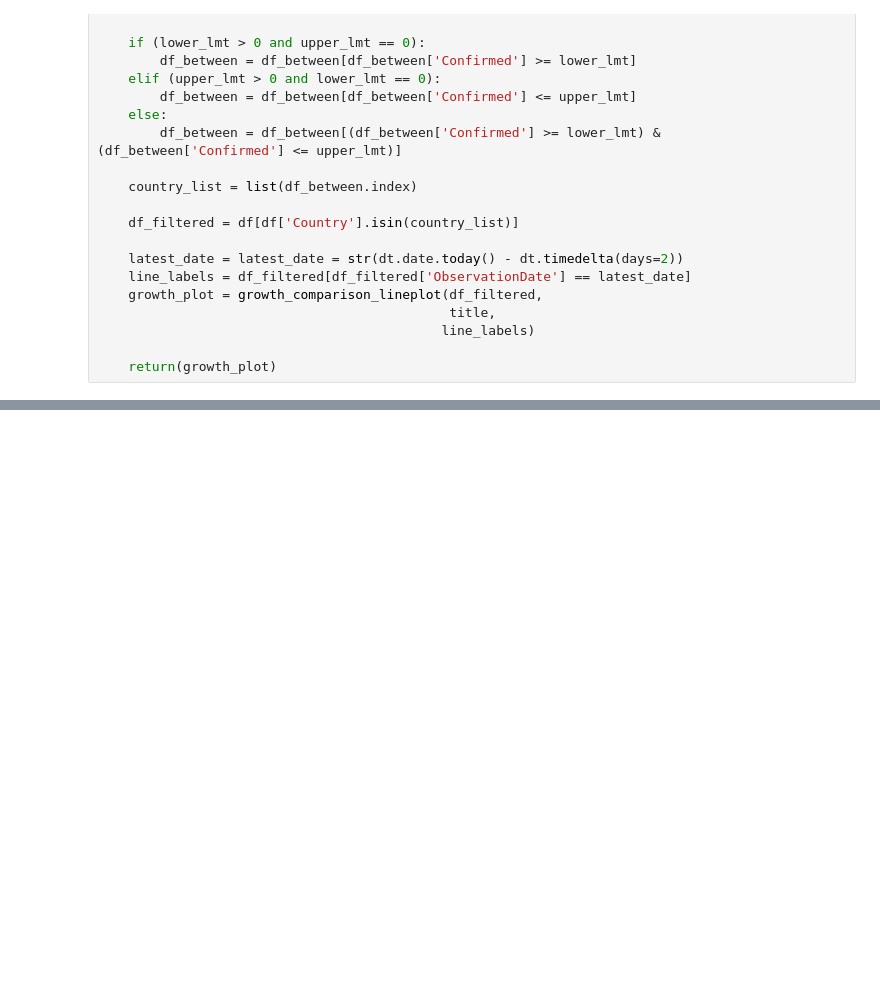
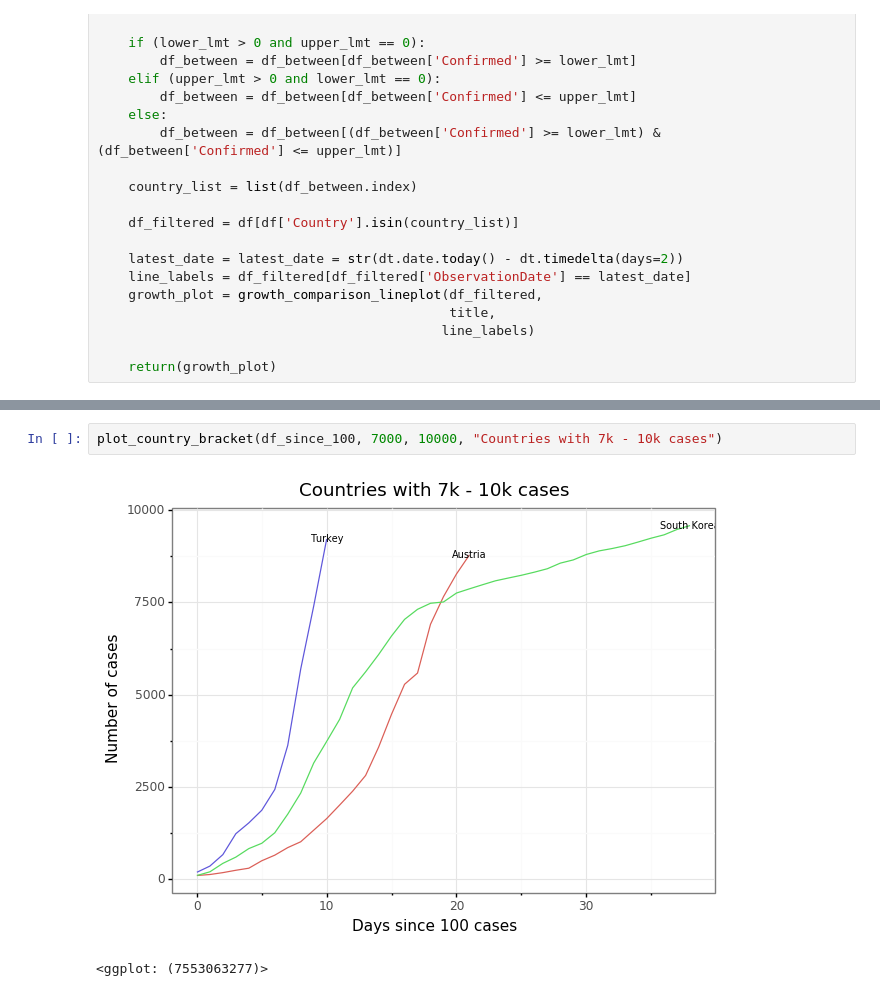
Before and after one commit to mstone2401/covid19_analysis, a Jupyter notebook: COVID-19 Country growth analysis.ipynb, the cells around one changed output, grey strips where cells are left out. Drawn from its saved outputs; the diff is of its cells as text; blank space fills up the shorter version.

```diff
--- a/COVID-19 Country growth analysis.ipynb
+++ b/COVID-19 Country growth analysis.ipynb
@@ -327,0 +155,5 @@ Name: symptoms, Length: 217, dtype: int64
+# %%
+plot_country_bracket(df_since_100, 7000, 10000, "Countries with 7k - 10k cases")
+# %% [output]
+[figure, added]
+<ggplot: (7553063277)>
```
Also changed, not shown: parts of 44 cells of this notebook, 9 other files.
